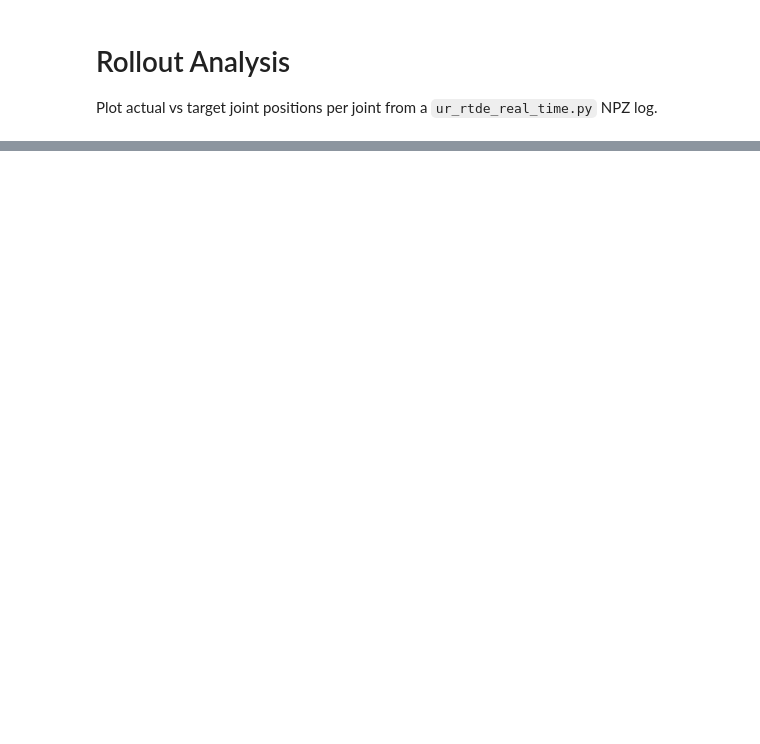
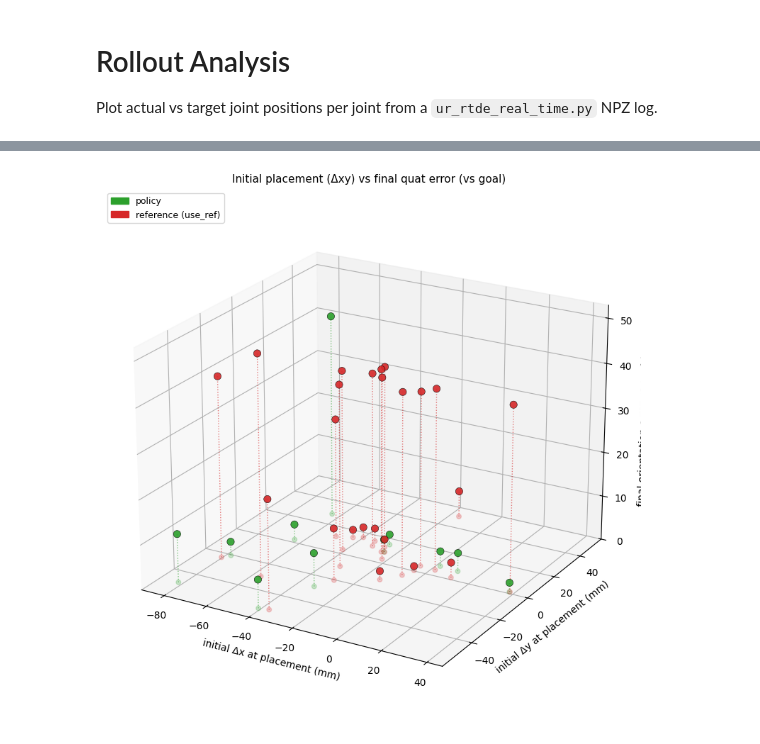
Before and after one commit to Arnibjarnst/BoxLift, a Jupyter notebook: notebooks/analyze_rollout.ipynb, the cells around one changed output, grey strips where cells are left out. Saved outputs shown, nothing was run; the diff lists cells and outputs as text; code cells hidden in the pictures; blank space fills up the shorter version.

```diff
--- a/notebooks/analyze_rollout.ipynb
+++ b/notebooks/analyze_rollout.ipynb
@@ -747,0 +1079,8 @@ policy_dphase
+# %%
+# Initial placement Δxy (horizontal) vs final error (vertical), one point per rollout.
+# plot_initxy_vs_final(df, z="pos")                       # final xy position error (mm)
+plot_initxy_vs_final(df, z="quat")                    # final orientation error (deg)
+# plot_initxy_vs_final(df, z="quat", final="phase", annotate=True)
+# plot_initxy_vs_final(df, z="pos", elev=30, azim=-120) # rotate the 3D view
+# %% [output]
+[figure, added]
```
Also changed, not shown: parts of 17 cells of this notebook, 2 other files.
